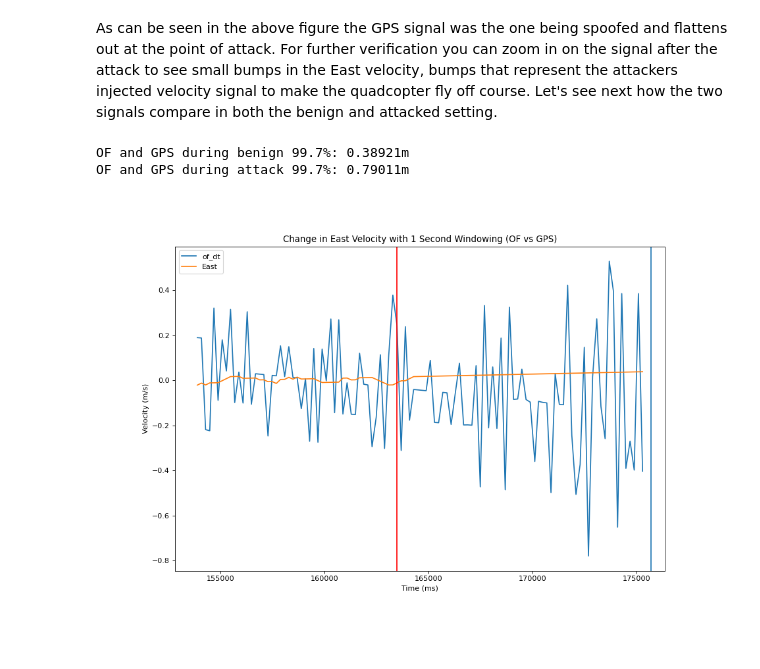
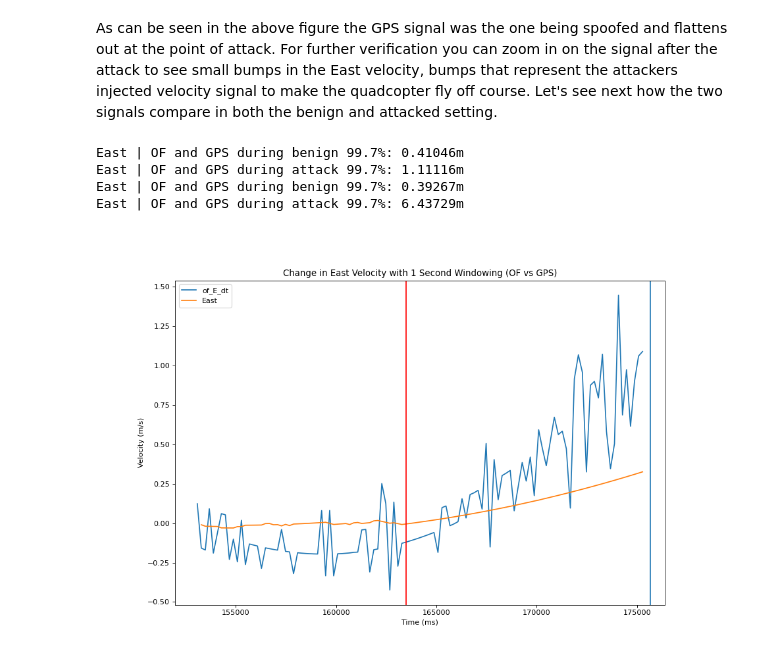
Before and after one commit to BaileySri/Practical-Software-Defense-for-GPS-Spoofing-on-a-Hobby-UAV-Offline, a Jupyter notebook: notebooks/0.4-bks-attack-idle.ipynb, the cells around one changed output. Saved outputs shown, nothing was run; the diff lists cells and outputs as text; code cells hidden in the pictures.

```diff
--- a/notebooks/0.4-bks-attack-idle.ipynb
+++ b/notebooks/0.4-bks-attack-idle.ipynb
@@ -179,3 +170,18 @@ gps = linear_bias(gpsMS.gpsMS[1:], gps_ned_ms['East'], times).rolling(gps_size).
+# %%
+of_gps_E = signal_match_and_cumsum(of.ofMS[1:].reset_index(drop=True), change_in_signal(-of_vel['OF Forward']),
+                            gpsMS.gpsMS[1:].reset_index(drop=True), change_in_signal(gps_ned_ms['East']))
+
+of_gps_E = linear_bias(gpsMS.gpsMS[2:], change_in_signal(of_gps_E), times).cumsum()
+of_gps_E = pd.Series(of_gps_E, name="of_E_dt")
+
+of_gps_N = signal_match_and_cumsum(of.ofMS[1:].reset_index(drop=True), change_in_signal(of_vel['OF Right']),
+                            gpsMS.gpsMS[1:].reset_index(drop=True), change_in_signal(gps_ned_ms['North']))
+
+of_gps_N = linear_bias(gpsMS.gpsMS[2:], change_in_signal(of_gps_N), times).cumsum()
+of_gps_N = pd.Series(of_gps_N, name="of_N_dt")
+
+gps_E = linear_bias(gpsMS.gpsMS[1:], gps_ned_ms['East'], times).cumsum()
+gps_N = linear_bias(gpsMS.gpsMS[1:], gps_ned_ms['North'], times).cumsum()
 # %%
 #We need the index at which the attack starts since the signals ahve lost their
 #timestamps during processing
@@ -187,17 +193,21 @@ end_index = gpsMS.gpsMS[gpsMS.gpsMS < 175675][-1:].index[0]
 
 #Calculate the value at which 99.7% of points fall below for both the benign
 #and attacked setting
-print("OF and GPS during benign 99.7%%: %.5fm" % np.percentile(abs(of_match_gps - gps)[:atk_index].dropna(), 99.7))
-print("OF and GPS during attack 99.7%%: %.5fm" % np.percentile(abs(of_match_gps - gps)[atk_index:end_index].dropna(), 99.7))
+print("East | OF and GPS during benign 99.7%%: %.5fm" % np.percentile(abs(of_gps_E - gps_E)[:atk_index].dropna(), 99.7))
+print("East | OF and GPS during attack 99.7%%: %.5fm" % np.percentile(abs(of_gps_E - gps_E)[atk_index:end_index].dropna(), 99.7))
+print("East | OF and GPS during benign 99.7%%: %.5fm" % np.percentile(abs(of_gps_N - gps_N)[:atk_index].dropna(), 99.7))
+print("East | OF and GPS during attack 99.7%%: %.5fm" % np.percentile(abs(of_gps_N - gps_N)[atk_index:end_index].dropna(), 99.7))
 # %% [output]
-OF and GPS during benign 99.7%: 0.38921m
-OF and GPS during attack 99.7%: 0.79011m
+East | OF and GPS during benign 99.7%: 0.41046m
+East | OF and GPS during attack 99.7%: 1.11116m
+East | OF and GPS during benign 99.7%: 0.39267m
+East | OF and GPS during attack 99.7%: 6.43729m
 # %%
 simple_time_plot([gpsMS.gpsMS[:end_index],gpsMS.gpsMS[1:end_index]],
-                 [of_match_gps[:end_index], gps[1:end_index]],
+                 [of_gps_E[:end_index], gps_E[1:end_index]],
                 title = "Change in East Velocity with " + str(window) + " Second Windowing (OF vs GPS)",
                 units = ["ms","Velocity (m/s)"],
                 atk = atk/1000,
                 lines=[175675])
 # %% [output]
-[figure, old version]
+[figure, new version]
```
Also changed, not shown: parts of 6 cells of this notebook, 2 other files.
